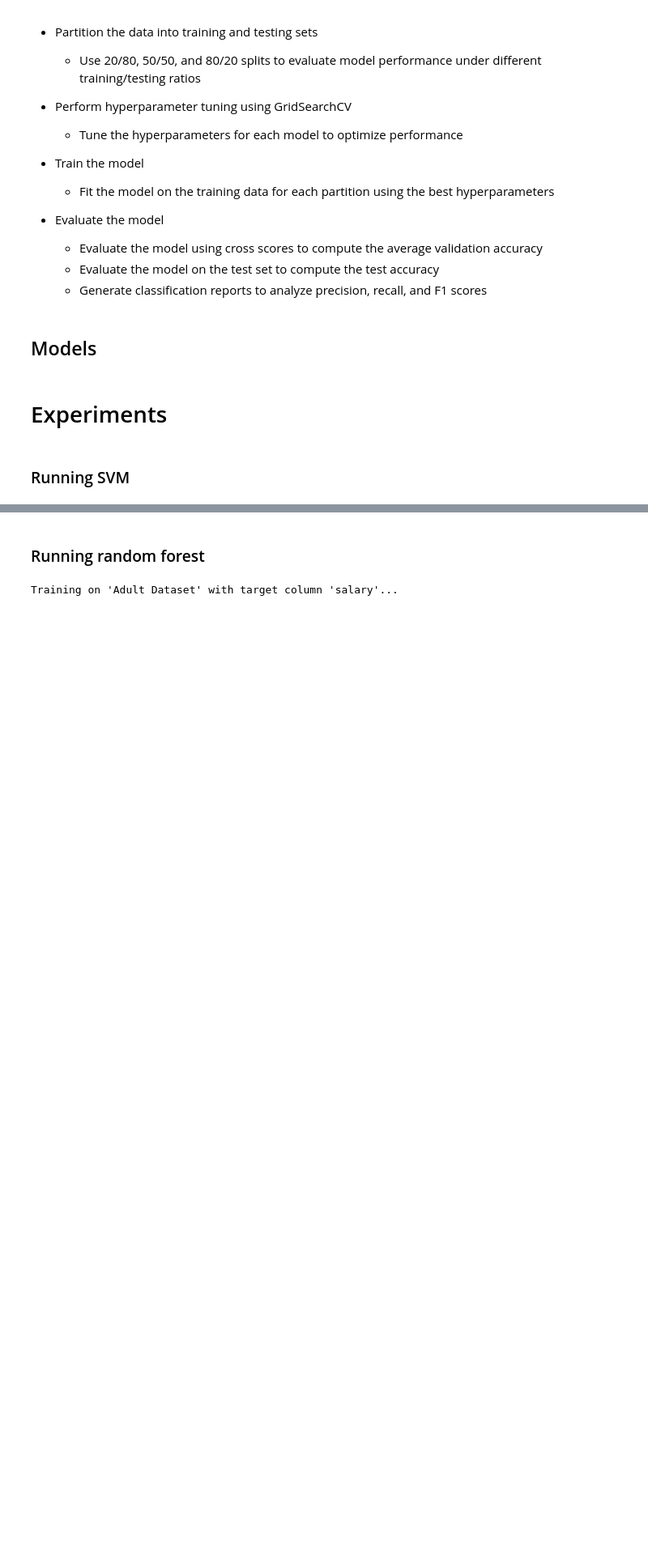
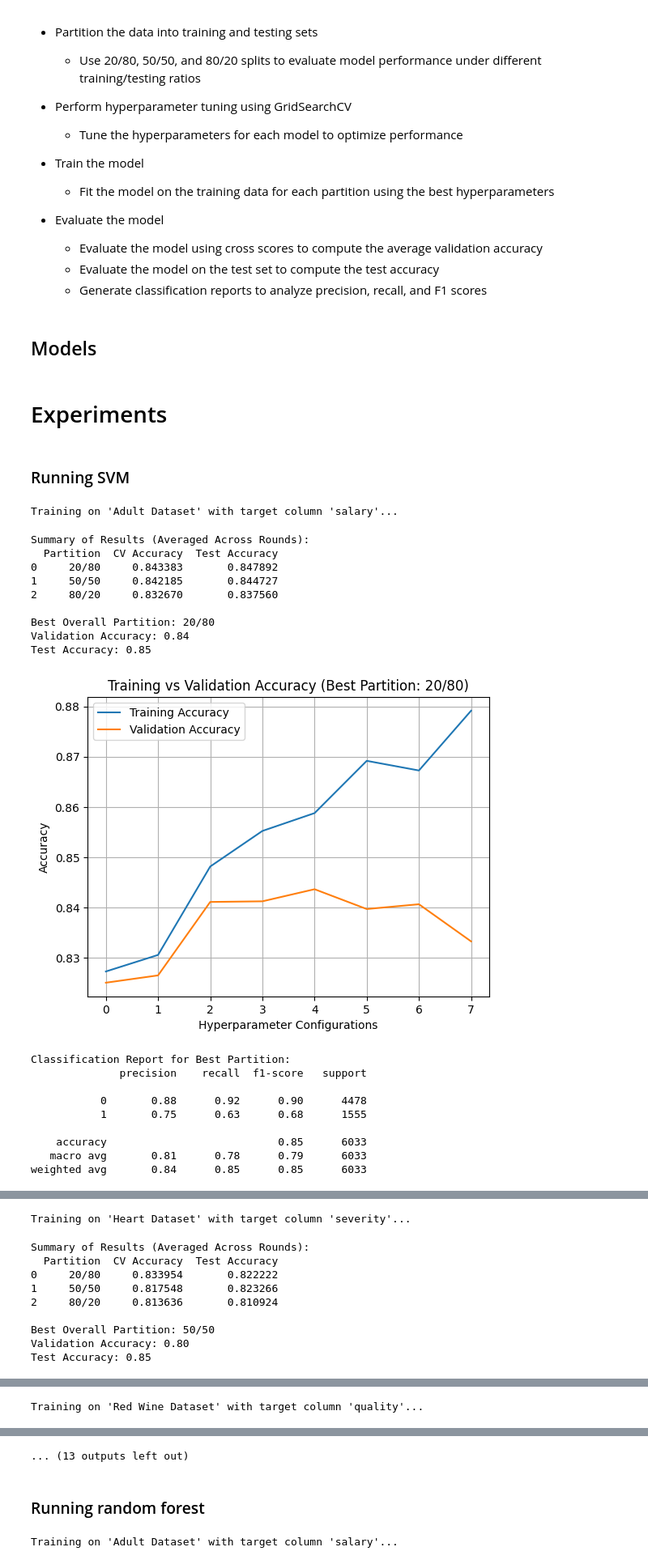
Before and after one commit to amysorekar/Cogs_118a, a Jupyter notebook: final_project.ipynb, the cells around one changed output, grey strips where cells are left out. Shown at 81% size. Drawn from its saved outputs; the diff is of its cells as text; code cells hidden in the pictures; blank space fills up the shorter version.

```diff
--- a/final_project.ipynb
+++ b/final_project.ipynb
@@ -721,4 +869,25 @@ datasets = [
 # %% [markdown]
 ### Running SVM
 # %%
-run_model(train_svm, datasets)
+run_model(svm, datasets)
+# %% [output]
+Training on 'Adult Dataset' with target column 'salary'...
+Summary of Results (Averaged Across Rounds):
+  Partition  CV Accuracy  Test Accuracy
+0     20/80     0.843383       0.847892
+1     50/50     0.842185       0.844727
+2     80/20     0.832670       0.837560
+
+Best Overall Partition: 20/80
+Validation Accuracy: 0.84
+Test Accuracy: 0.85
+[figure, added]
+Classification Report for Best Partition:
+              precision    recall  f1-score   support
+
+           0       0.88      0.92      0.90      4478
+           1       0.75      0.63      0.68      1555
+
+    accuracy                           0.85      6033
+   macro avg       0.81      0.78      0.79      6033
+weighted avg       0.84      0.85      0.85      6033
@@ -724,0 +895,10 @@ run_model(train_svm, datasets)
+Training on 'Heart Dataset' with target column 'severity'...
+Summary of Results (Averaged Across Rounds):
+  Partition  CV Accuracy  Test Accuracy
+0     20/80     0.833954       0.822222
+1     50/50     0.817548       0.823266
+2     80/20     0.813636       0.810924
+
+Best Overall Partition: 50/50
+Validation Accuracy: 0.80
+Test Accuracy: 0.85
@@ -724,0 +916 @@ run_model(train_svm, datasets)
+Training on 'Red Wine Dataset' with target column 'quality'...
@@ -725,3 +926,4 @@ run_model(train_svm, datasets)
+... (13 outputs left out)
 # %% [markdown]
 ### Running random forest
 # %%
```
Also changed, not shown: parts of 12 cells of this notebook.
